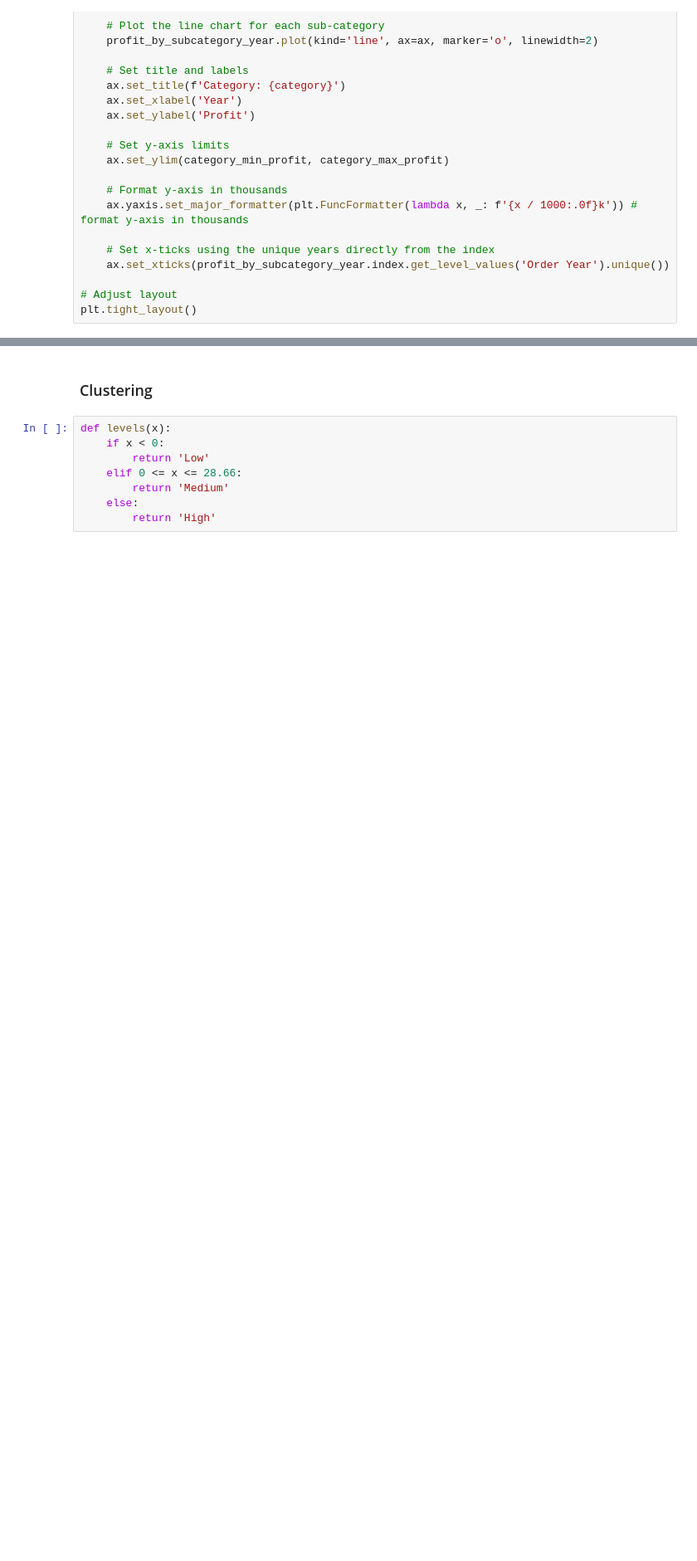
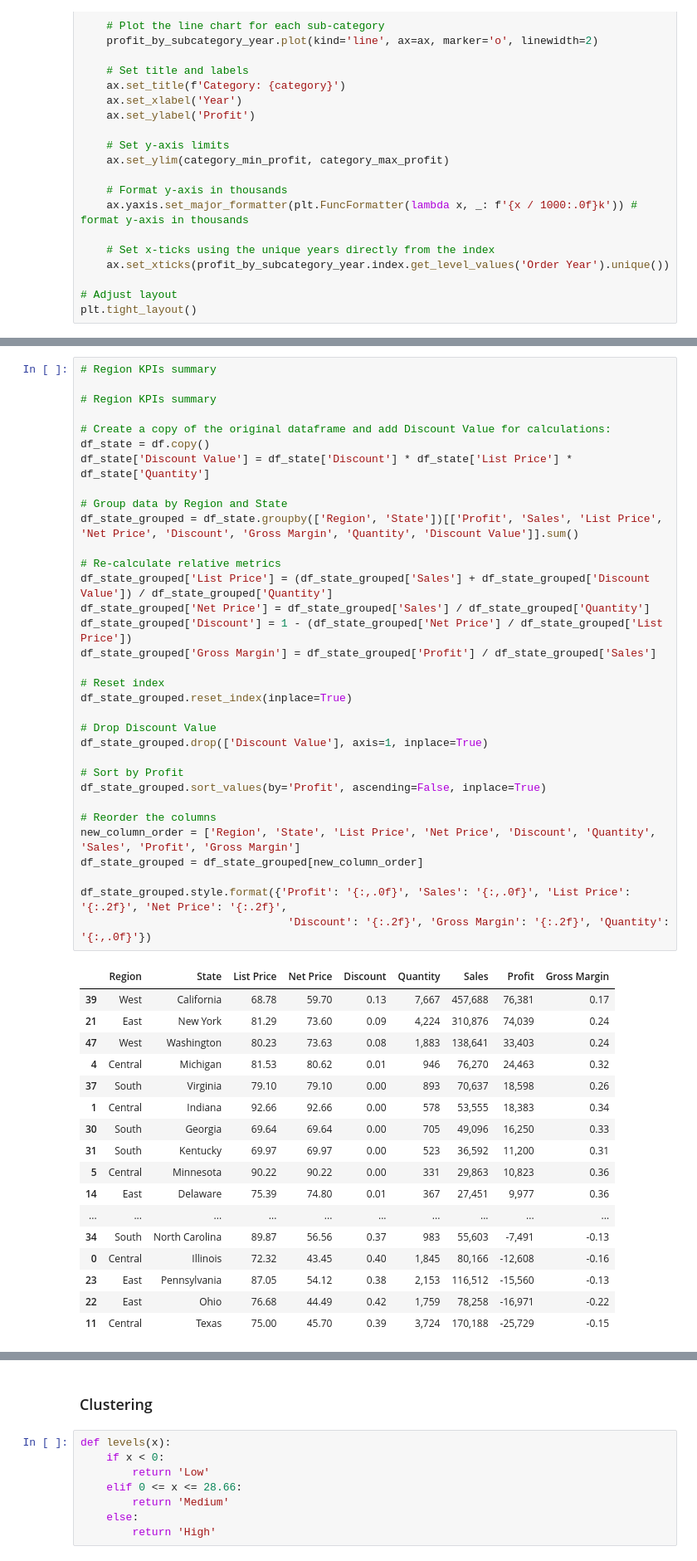
Before and after one commit to Kristinawk/final_project_ETL_Analytics, a Jupyter notebook: notebooks/03_supermarket_swot_new.ipynb, the cells around one changed output, grey strips where cells are left out. Shown at 83% size. Saved outputs shown, nothing was run; the diff lists cells and outputs as text; blank space fills up the shorter version.

```diff
--- a/notebooks/03_supermarket_swot_new.ipynb
+++ b/notebooks/03_supermarket_swot_new.ipynb
@@ -1008,0 +1037,51 @@ plt.show()
+# %%
+# Region KPIs summary
+
+# Region KPIs summary
+
+# Create a copy of the original dataframe and add Discount Value for calculations:
+df_state = df.copy()
+df_state['Discount Value'] = df_state['Discount'] * df_state['List Price'] * df_state['Quantity']
+
+# Group data by Region and State
+df_state_grouped = df_state.groupby(['Region', 'State'])[['Profit', 'Sales', 'List Price', 'Net Price', 'Discount', 'Gross Margin', 'Quantity', 'Discount Value']].sum()
+
+# Re-calculate relative metrics
+df_state_grouped['List Price'] = (df_state_grouped['Sales'] + df_state_grouped['Discount Value']) / df_state_grouped['Quantity']
+df_state_grouped['Net Price'] = df_state_grouped['Sales'] / df_state_grouped['Quantity']
+df_state_grouped['Discount'] = 1 - (df_state_grouped['Net Price'] / df_state_grouped['List Price'])
+df_state_grouped['Gross Margin'] = df_state_grouped['Profit'] / df_state_grouped['Sales']
+
+# Reset index
+df_state_grouped.reset_index(inplace=True)
+
+# Drop Discount Value
+df_state_grouped.drop(['Discount Value'], axis=1, inplace=True)
+
+# Sort by Profit
+df_state_grouped.sort_values(by='Profit', ascending=False, inplace=True)
+
+# Reorder the columns
+new_column_order = ['Region', 'State', 'List Price', 'Net Price', 'Discount', 'Quantity', 'Sales', 'Profit', 'Gross Margin']
+df_state_grouped = df_state_grouped[new_column_order]
+
+df_state_grouped.style.format({'Profit': '{:,.0f}', 'Sales': '{:,.0f}', 'List Price': '{:.2f}', 'Net Price': '{:.2f}',
+                                'Discount': '{:.2f}', 'Gross Margin': '{:.2f}', 'Quantity': '{:,.0f}'})
+# %% [output]
+|  | Region | State | List Price | Net Price | Discount | Quantity | Sales | Profit | Gross Margin |
+| 39 | West | California | 68.78 | 59.70 | 0.13 | 7,667 | 457,688 | 76,381 | 0.17 |
+| 21 | East | New York | 81.29 | 73.60 | 0.09 | 4,224 | 310,876 | 74,039 | 0.24 |
+| 47 | West | Washington | 80.23 | 73.63 | 0.08 | 1,883 | 138,641 | 33,403 | 0.24 |
+| 4 | Central | Michigan | 81.53 | 80.62 | 0.01 | 946 | 76,270 | 24,463 | 0.32 |
+| 37 | South | Virginia | 79.10 | 79.10 | 0.00 | 893 | 70,637 | 18,598 | 0.26 |
+| 1 | Central | Indiana | 92.66 | 92.66 | 0.00 | 578 | 53,555 | 18,383 | 0.34 |
+| 30 | South | Georgia | 69.64 | 69.64 | 0.00 | 705 | 49,096 | 16,250 | 0.33 |
+| 31 | South | Kentucky | 69.97 | 69.97 | 0.00 | 523 | 36,592 | 11,200 | 0.31 |
+| 5 | Central | Minnesota | 90.22 | 90.22 | 0.00 | 331 | 29,863 | 10,823 | 0.36 |
+| 14 | East | Delaware | 75.39 | 74.80 | 0.01 | 367 | 27,451 | 9,977 | 0.36 |
+| ... | ... | ... | ... | ... | ... | ... | ... | ... | ... |
+| 34 | South | North Carolina | 89.87 | 56.56 | 0.37 | 983 | 55,603 | -7,491 | -0.13 |
+| 0 | Central | Illinois | 72.32 | 43.45 | 0.40 | 1,845 | 80,166 | -12,608 | -0.16 |
+| 23 | East | Pennsylvania | 87.05 | 54.12 | 0.38 | 2,153 | 116,512 | -15,560 | -0.13 |
+| 22 | East | Ohio | 76.68 | 44.49 | 0.42 | 1,759 | 78,258 | -16,971 | -0.22 |
+| 11 | Central | Texas | 75.00 | 45.70 | 0.39 | 3,724 | 170,188 | -25,729 | -0.15 |
```
Also changed, not shown: parts of 93 cells of this notebook.
